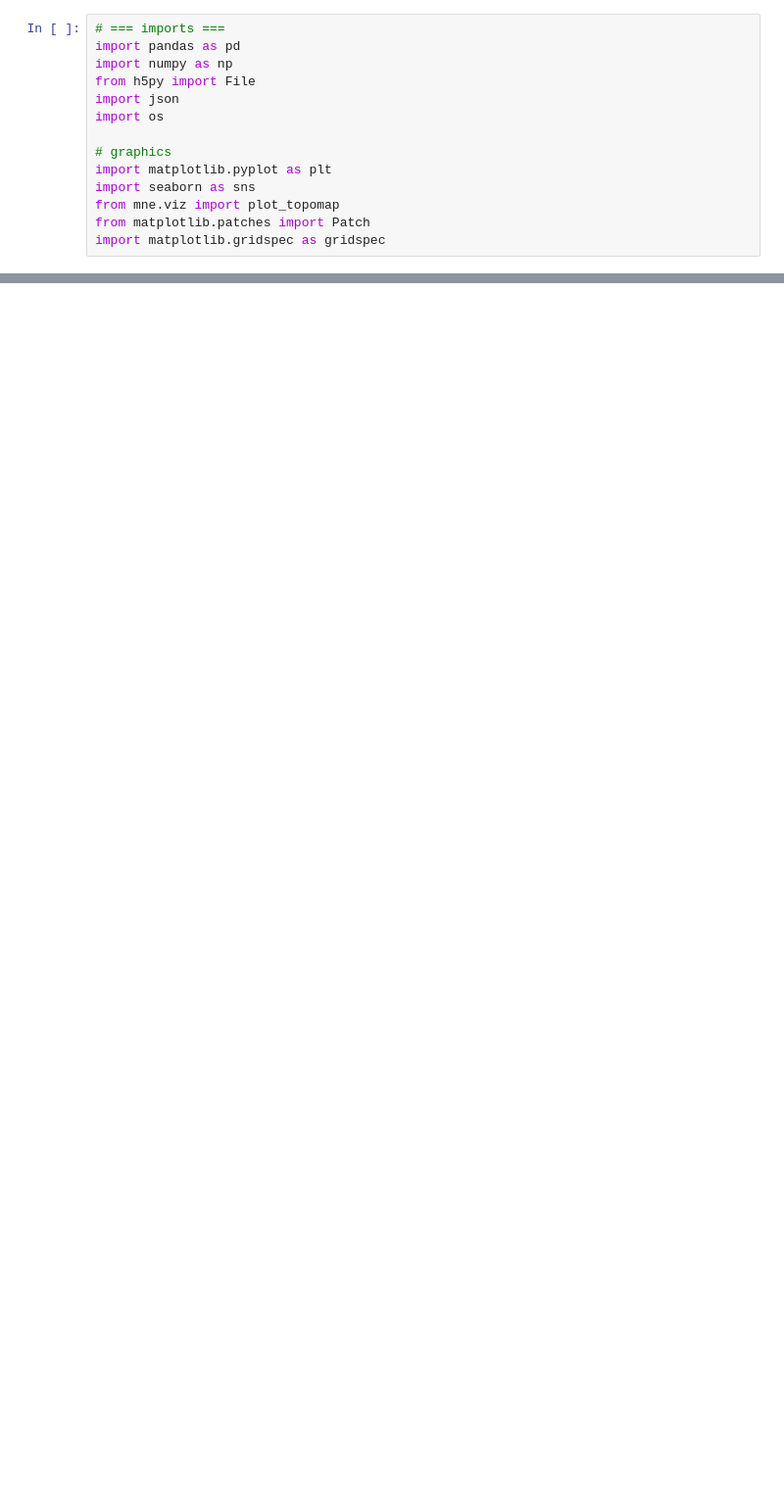
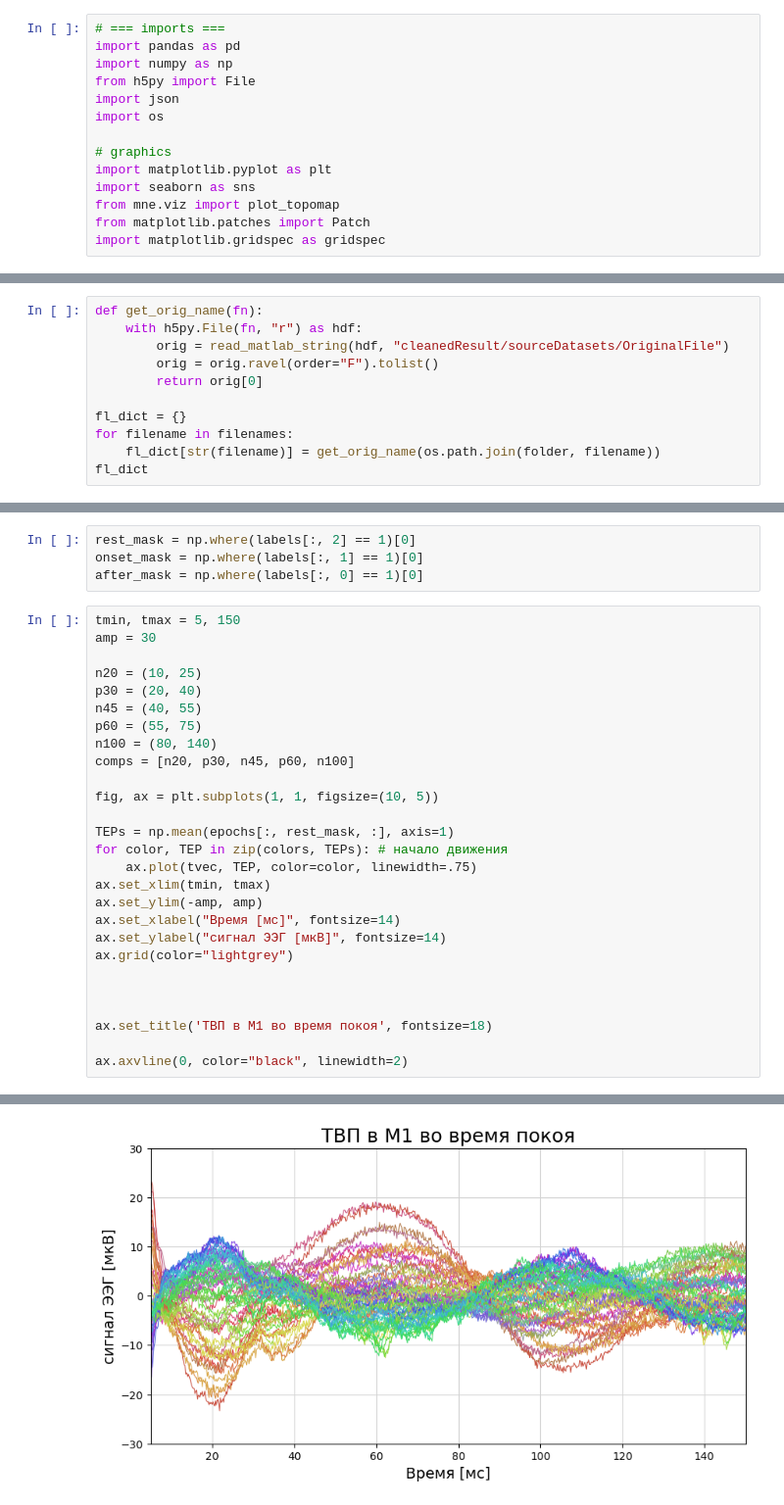
Before and after one commit to JuliaRory/TEP_analysis, a Jupyter notebook: notebooks/4_exp_pavlov_comp_analyi.ipynb, the cells around one changed output, grey strips where cells are left out. Shown at 98% size. Cells and saved outputs as stored; diff of their text form; blank space fills up the shorter version.

```diff
--- a/notebooks/4_exp_pavlov_comp_analyi.ipynb
+++ b/notebooks/4_exp_pavlov_comp_analyi.ipynb
@@ -54,0 +109,11 @@ array([[3707764736,          2,          1,          1,         26,
+# %%
+def get_orig_name(fn):
+    with h5py.File(fn, "r") as hdf:
+        orig = read_matlab_string(hdf, "cleanedResult/sourceDatasets/OriginalFile")
+        orig = orig.ravel(order="F").tolist()
+        return orig[0]
+
+fl_dict = {}
+for filename in filenames:
+    fl_dict[str(filename)] = get_orig_name(os.path.join(folder, filename))
+fl_dict
@@ -54,0 +186,32 @@ array([[3707764736,          2,          1,          1,         26,
+# %%
+rest_mask = np.where(labels[:, 2] == 1)[0]
+onset_mask = np.where(labels[:, 1] == 1)[0]
+after_mask = np.where(labels[:, 0] == 1)[0]
+# %%
+tmin, tmax = 5, 150
+amp = 30
+
+n20 = (10, 25)
+p30 = (20, 40)
+n45 = (40, 55)
+p60 = (55, 75)
+n100 = (80, 140)
+comps = [n20, p30, n45, p60, n100]
+
+fig, ax = plt.subplots(1, 1, figsize=(10, 5))
+
+TEPs = np.mean(epochs[:, rest_mask, :], axis=1)
+for color, TEP in zip(colors, TEPs): # начало движения
+    ax.plot(tvec, TEP, color=color, linewidth=.75)
+ax.set_xlim(tmin, tmax)
+ax.set_ylim(-amp, amp)
+ax.set_xlabel("Время [мс]", fontsize=14)
+ax.set_ylabel("сигнал ЭЭГ [мкВ]", fontsize=14)
+ax.grid(color="lightgrey")
+
+
+
+ax.set_title('ТВП в М1 во время покоя', fontsize=18)
+
+ax.axvline(0, color="black", linewidth=2)
+# %% [output]
@@ -54,0 +219 @@ array([[3707764736,          2,          1,          1,         26,
+[figure, added]
```
Also changed, not shown: parts of 11 cells of this notebook, 1 other file.
